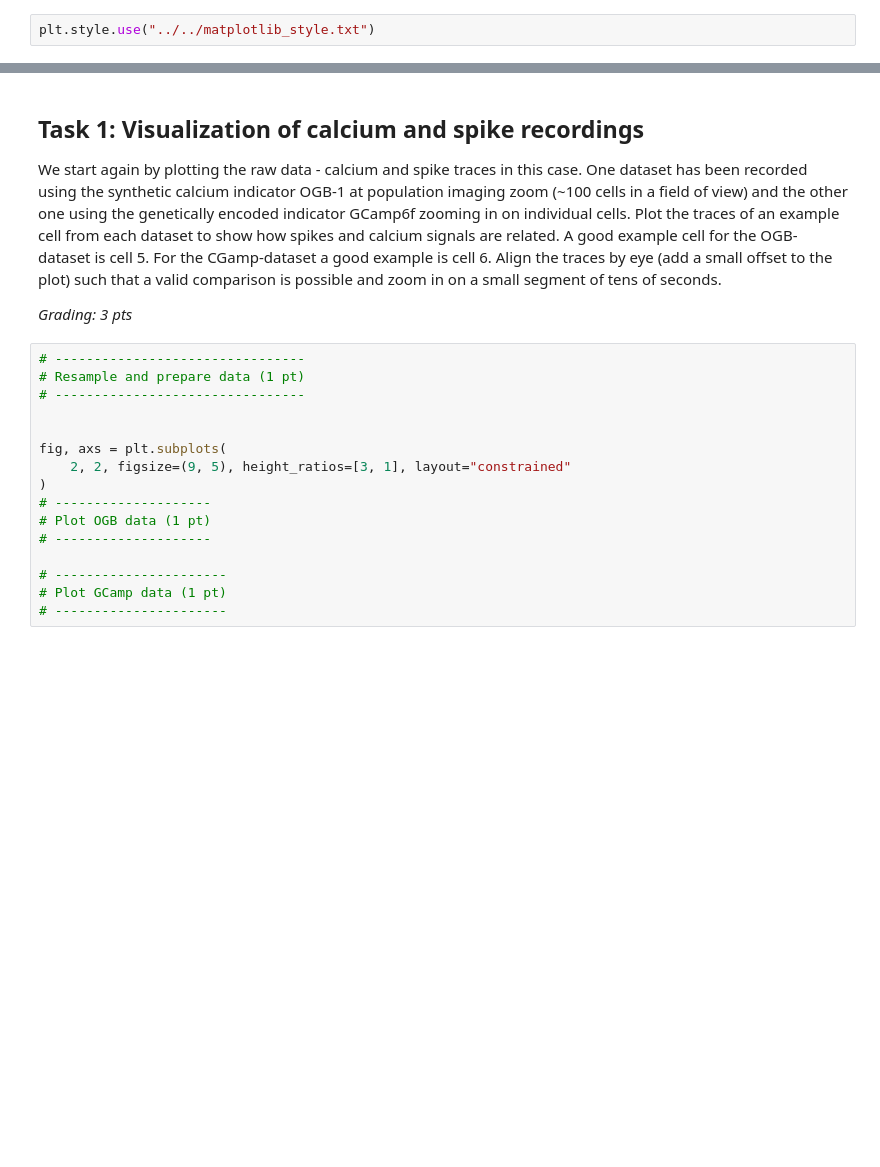
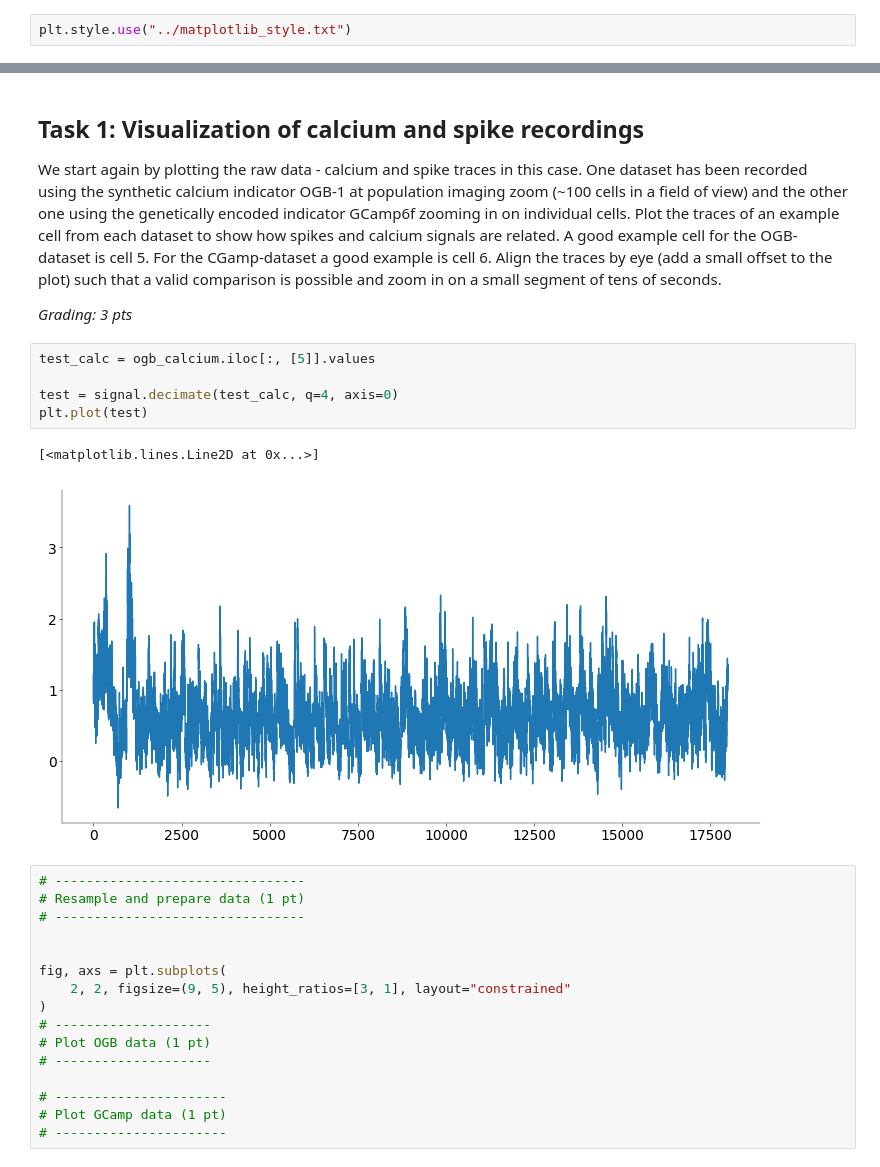
Before and after one commit to flobu98/neural_data_science, a Jupyter notebook: CodingLab3.ipynb, the cells around one changed output, grey strips where cells are left out. Drawn from its saved outputs; the diff is of its cells as text; blank space fills up the shorter version.

Commit message:
first tests on downsampling

```diff
--- a/CodingLab3.ipynb
+++ b/CodingLab3.ipynb
@@ -53,5 +53,5 @@ Watermark: 2.4.3
 # %%
-plt.style.use("../../matplotlib_style.txt")
+plt.style.use("../matplotlib_style.txt")
 # %% [markdown]
 ## Load data
 # %%
@@ -73,6 +82,14 @@ ogb_spikes.head()
 We start again by plotting the raw data - calcium and spike traces in this case. One dataset has been recorded using the synthetic calcium indicator OGB-1 at population imaging zoom (~100 cells in a field of view) and the other one using the genetically encoded indicator GCamp6f zooming in on individual cells. Plot the traces of an example cell from each dataset to show how spikes and calcium signals are related. A good example cell for the OGB-dataset is cell 5. For the CGamp-dataset a good example is cell 6. Align the traces by eye (add a small offset to the plot) such that a valid comparison is possible and zoom in on a small segment of tens of seconds.
 
 *Grading: 3 pts*
+# %%
+test_calc = ogb_calcium.iloc[:, [5]].values
+
+test = signal.decimate(test_calc, q=4, axis=0)
+plt.plot(test)
+# %% [output]
+[<matplotlib.lines.Line2D at 0x...>]
+[figure, added]
 # %%
 # --------------------------------
 # Resample and prepare data (1 pt)
```
Also changed, not shown: parts of 2 cells of this notebook.
